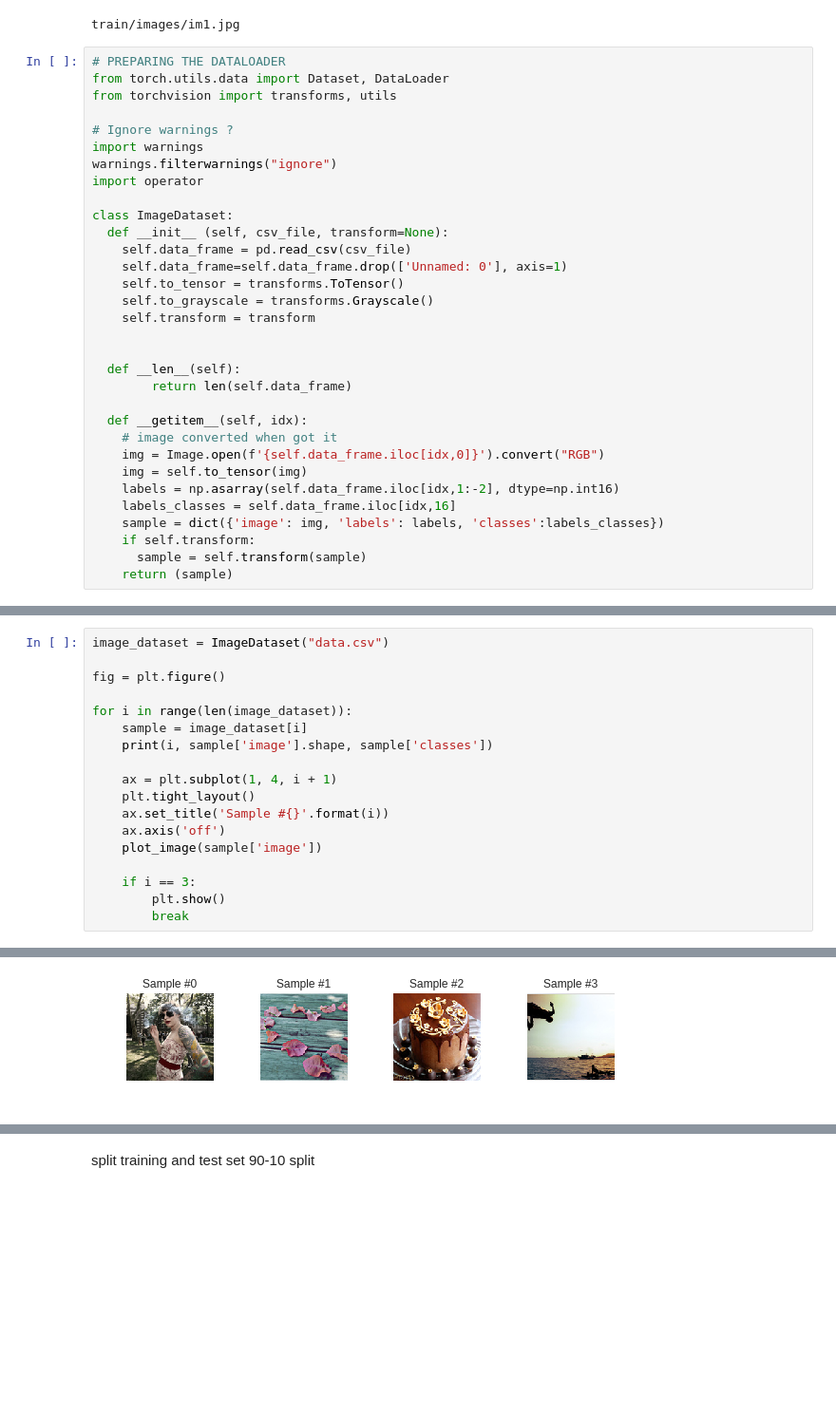
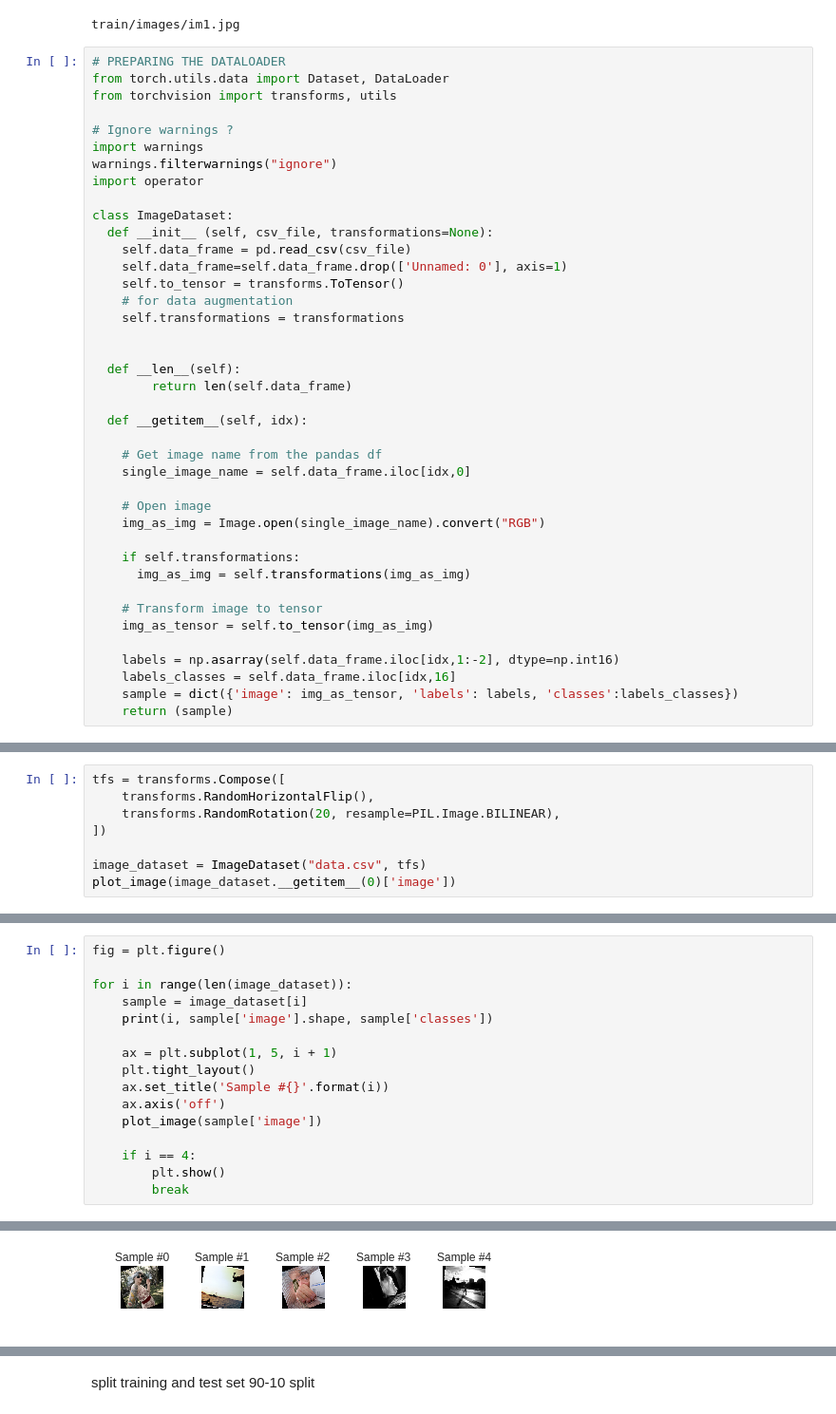
Before and after one commit to tafseerahmed/Deep-Learning-Project-UH18, a Jupyter notebook: Deep_Learning_Project_DATA_PROCESSING.ipynb, the cells around one changed output, grey strips where cells are left out. Shown: that part at 95% size. Drawn from its saved outputs; the diff is of its cells as text; blank space fills up the shorter version.

```diff
--- a/Deep_Learning_Project_DATA_PROCESSING.ipynb
+++ b/Deep_Learning_Project_DATA_PROCESSING.ipynb
@@ -325,24 +349,32 @@ warnings.filterwarnings("ignore")
 import operator
 
 class ImageDataset:
-  def __init__ (self, csv_file, transform=None):
+  def __init__ (self, csv_file, transformations=None):
     self.data_frame = pd.read_csv(csv_file)
     self.data_frame=self.data_frame.drop(['Unnamed: 0'], axis=1)
     self.to_tensor = transforms.ToTensor()
-    self.to_grayscale = transforms.Grayscale()
-    self.transform = transform
+    # for data augmentation
+    self.transformations = transformations
 
 
   def __len__(self):
         return len(self.data_frame)
 
   def __getitem__(self, idx):
-    # image converted when got it
-    img = Image.open(f'{self.data_frame.iloc[idx,0]}').convert("RGB")
-    img = self.to_tensor(img)
+
+    # Get image name from the pandas df
+    single_image_name = self.data_frame.iloc[idx,0]
+
+    # Open image
+    img_as_img = Image.open(single_image_name).convert("RGB")
+
+    if self.transformations:
+      img_as_img = self.transformations(img_as_img)
+
+    # Transform image to tensor
+    img_as_tensor = self.to_tensor(img_as_img)
+
     labels = np.asarray(self.data_frame.iloc[idx,1:-2], dtype=np.int16)
     labels_classes = self.data_frame.iloc[idx,16]
-    sample = dict({'image': img, 'labels': labels, 'classes':labels_classes})
-    if self.transform:
-      sample = self.transform(sample)
+    sample = dict({'image': img_as_tensor, 'labels': labels, 'classes':labels_classes})
     return (sample)
@@ -369,0 +381,8 @@ image_dataset.__getitem__(0)
+# %%
+tfs = transforms.Compose([
+    transforms.RandomHorizontalFlip(),
+    transforms.RandomRotation(20, resample=PIL.Image.BILINEAR),
+])
+
+image_dataset = ImageDataset("data.csv", tfs)
+plot_image(image_dataset.__getitem__(0)['image'])
@@ -370,19 +391,17 @@ image_dataset.__getitem__(0)
 # %%
-image_dataset = ImageDataset("data.csv")
-
 fig = plt.figure()
 
 for i in range(len(image_dataset)):
     sample = image_dataset[i]
     print(i, sample['image'].shape, sample['classes'])
 
-    ax = plt.subplot(1, 4, i + 1)
+    ax = plt.subplot(1, 5, i + 1)
     plt.tight_layout()
     ax.set_title('Sample #{}'.format(i))
     ax.axis('off')
     plot_image(sample['image'])
 
-    if i == 3:
+    if i == 4:
         plt.show()
         break
 # %% [output]
@@ -393 +413 @@ for i in range(len(image_dataset)):
-[figure, old version]
+[figure, new version]
```
Also changed, not shown: parts of 22 cells of this notebook.
